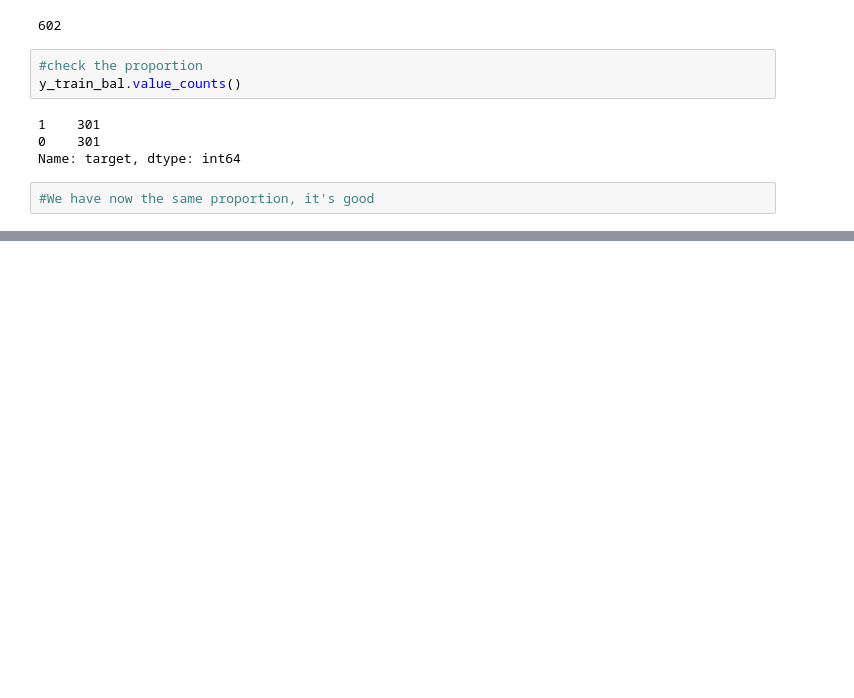
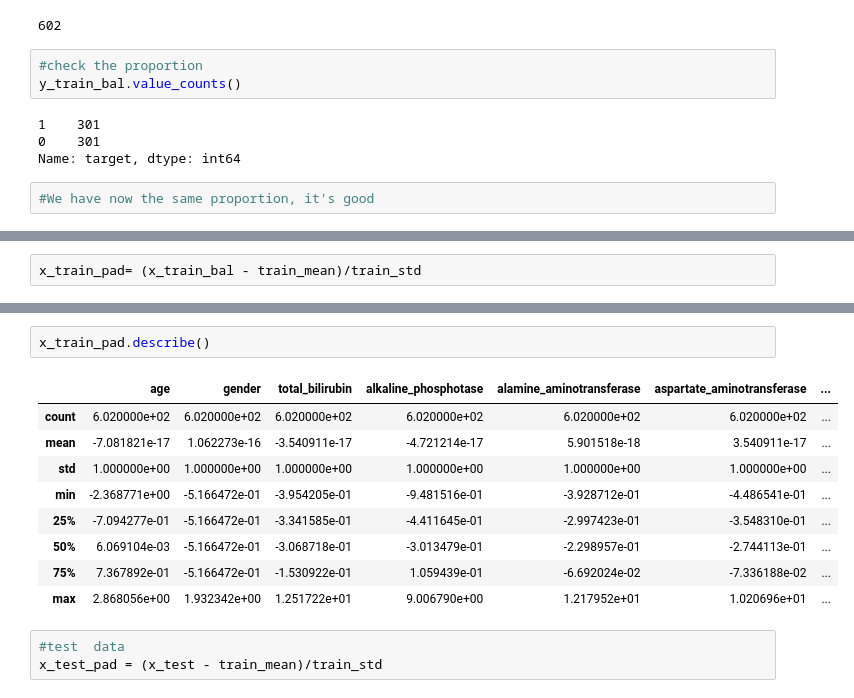
Before and after one commit to amandarnds/Predict-Liver-Disease, a Jupyter notebook: Predict-Liver-Disease.ipynb, the cells around one changed output, grey strips where cells are left out. Saved outputs shown, nothing was run; the diff lists cells and outputs as text; blank space fills up the shorter version.

```diff
--- a/Predict-Liver-Disease.ipynb
+++ b/Predict-Liver-Disease.ipynb
@@ -656,0 +696,2 @@ Name: target, dtype: int64
+# %%
+x_train_pad= (x_train_bal - train_mean)/train_std
@@ -656,0 +707,15 @@ Name: target, dtype: int64
+# %%
+x_train_pad.describe()
+# %% [output]
+|  | age | gender | total_bilirubin | alkaline_phosphotase | alamine_aminotransferase | aspartate_aminotransferase | ... |
+| count | 6.020000e+02 | 6.020000e+02 | 6.020000e+02 | 6.020000e+02 | 6.020000e+02 | 6.020000e+02 | ... |
+| mean | -7.081821e-17 | 1.062273e-16 | -3.540911e-17 | -4.721214e-17 | 5.901518e-18 | 3.540911e-17 | ... |
+| std | 1.000000e+00 | 1.000000e+00 | 1.000000e+00 | 1.000000e+00 | 1.000000e+00 | 1.000000e+00 | ... |
+| min | -2.368771e+00 | -5.166472e-01 | -3.954205e-01 | -9.481516e-01 | -3.928712e-01 | -4.486541e-01 | ... |
+| 25% | -7.094277e-01 | -5.166472e-01 | -3.341585e-01 | -4.411645e-01 | -2.997423e-01 | -3.548310e-01 | ... |
+| 50% | 6.069104e-03 | -5.166472e-01 | -3.068718e-01 | -3.013479e-01 | -2.298957e-01 | -2.744113e-01 | ... |
+| 75% | 7.367892e-01 | -5.166472e-01 | -1.530922e-01 | 1.059439e-01 | -6.692024e-02 | -7.336188e-02 | ... |
+| max | 2.868056e+00 | 1.932342e+00 | 1.251722e+01 | 9.006790e+00 | 1.217952e+01 | 1.020696e+01 | ... |
+# %%
+#test  data
+x_test_pad = (x_test - train_mean)/train_std
```
Also changed, not shown: parts of 6 cells of this notebook.
